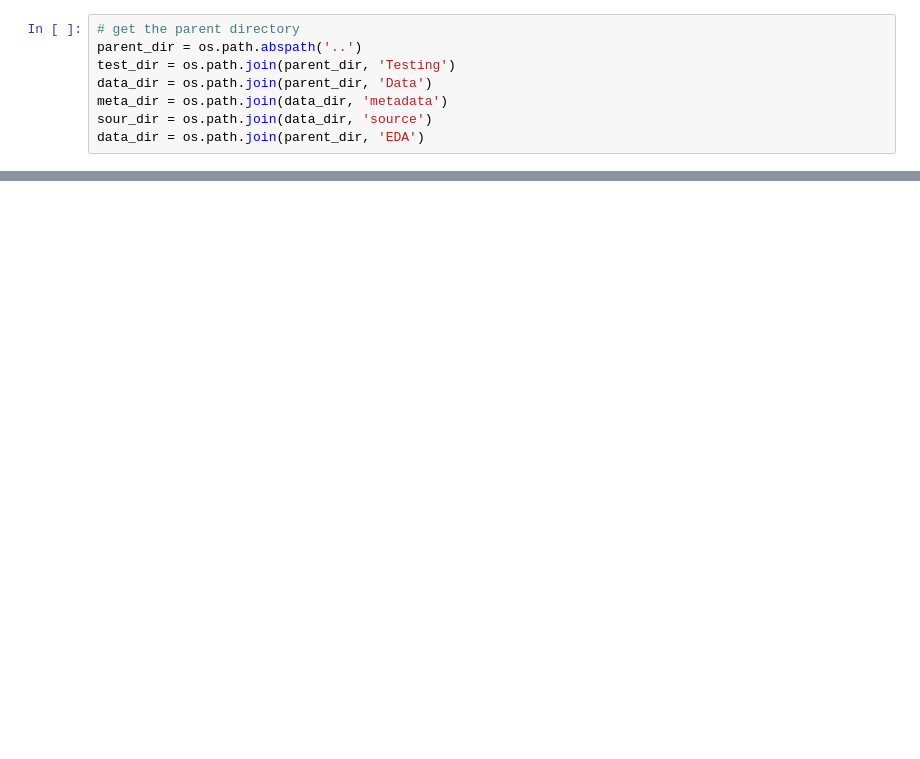
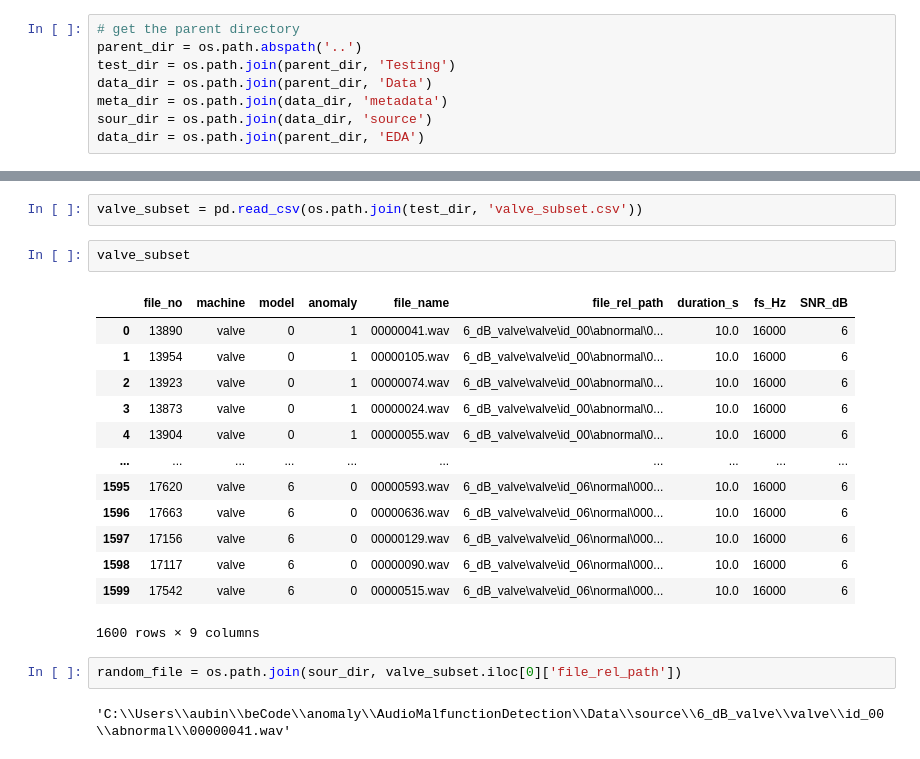
Before and after one commit to eceboran/AudioMalfunctionDetection, a Jupyter notebook: Testing/splitByPeaks.ipynb, the cells around one changed output, grey strips where cells are left out. Cells and saved outputs as stored; diff of their text form; blank space fills up the shorter version.

```diff
--- a/Testing/splitByPeaks.ipynb
+++ b/Testing/splitByPeaks.ipynb
@@ -21,0 +21,22 @@ data_dir = os.path.join(parent_dir, 'EDA')
+# %%
+valve_subset = pd.read_csv(os.path.join(test_dir, 'valve_subset.csv'))
+# %%
+valve_subset
+# %% [output]
+|  | file_no | machine | model | anomaly | file_name | file_rel_path | duration_s | fs_Hz | SNR_dB |
+| 0 | 13890 | valve | 0 | 1 | 00000041.wav | 6_dB_valve\valve\id_00\abnormal\0... | 10.0 | 16000 | 6 |
+| 1 | 13954 | valve | 0 | 1 | 00000105.wav | 6_dB_valve\valve\id_00\abnormal\0... | 10.0 | 16000 | 6 |
+| 2 | 13923 | valve | 0 | 1 | 00000074.wav | 6_dB_valve\valve\id_00\abnormal\0... | 10.0 | 16000 | 6 |
+| 3 | 13873 | valve | 0 | 1 | 00000024.wav | 6_dB_valve\valve\id_00\abnormal\0... | 10.0 | 16000 | 6 |
+| 4 | 13904 | valve | 0 | 1 | 00000055.wav | 6_dB_valve\valve\id_00\abnormal\0... | 10.0 | 16000 | 6 |
+| ... | ... | ... | ... | ... | ... | ... | ... | ... | ... |
+| 1595 | 17620 | valve | 6 | 0 | 00000593.wav | 6_dB_valve\valve\id_06\normal\000... | 10.0 | 16000 | 6 |
+| 1596 | 17663 | valve | 6 | 0 | 00000636.wav | 6_dB_valve\valve\id_06\normal\000... | 10.0 | 16000 | 6 |
+| 1597 | 17156 | valve | 6 | 0 | 00000129.wav | 6_dB_valve\valve\id_06\normal\000... | 10.0 | 16000 | 6 |
+| 1598 | 17117 | valve | 6 | 0 | 00000090.wav | 6_dB_valve\valve\id_06\normal\000... | 10.0 | 16000 | 6 |
+| 1599 | 17542 | valve | 6 | 0 | 00000515.wav | 6_dB_valve\valve\id_06\normal\000... | 10.0 | 16000 | 6 |
+1600 rows × 9 columns
+# %%
+random_file = os.path.join(sour_dir, valve_subset.iloc[0]['file_rel_path'])
+# %% [output]
+'C:\\Users\\aubin\\beCode\\anomaly\\AudioMalfunctionDetection\\Data\\source\\6_dB_valve\\valve\\id_00\\abnormal\\00000041.wav'
```
Also changed, not shown: parts of 19 cells of this notebook, 24 other files.
